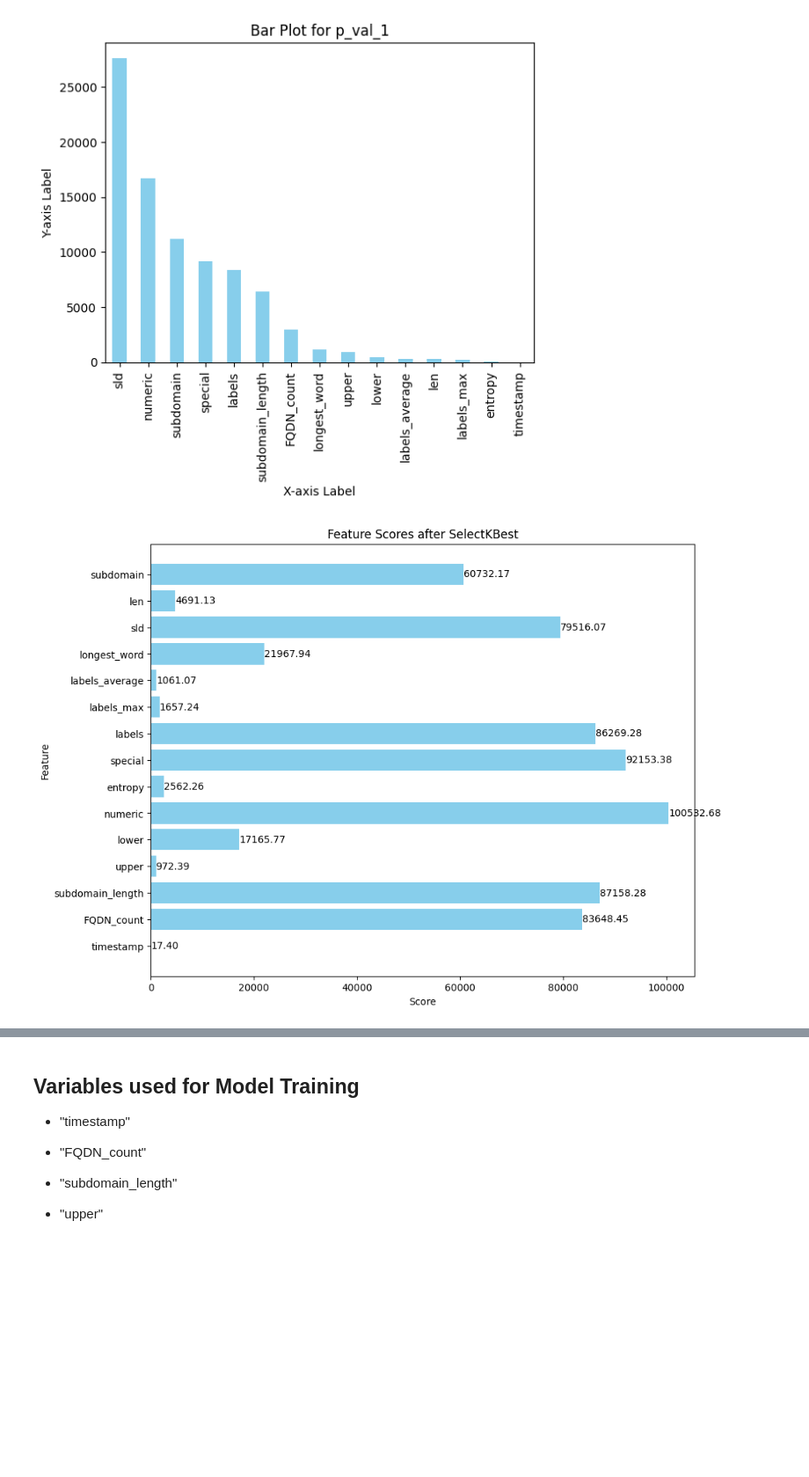
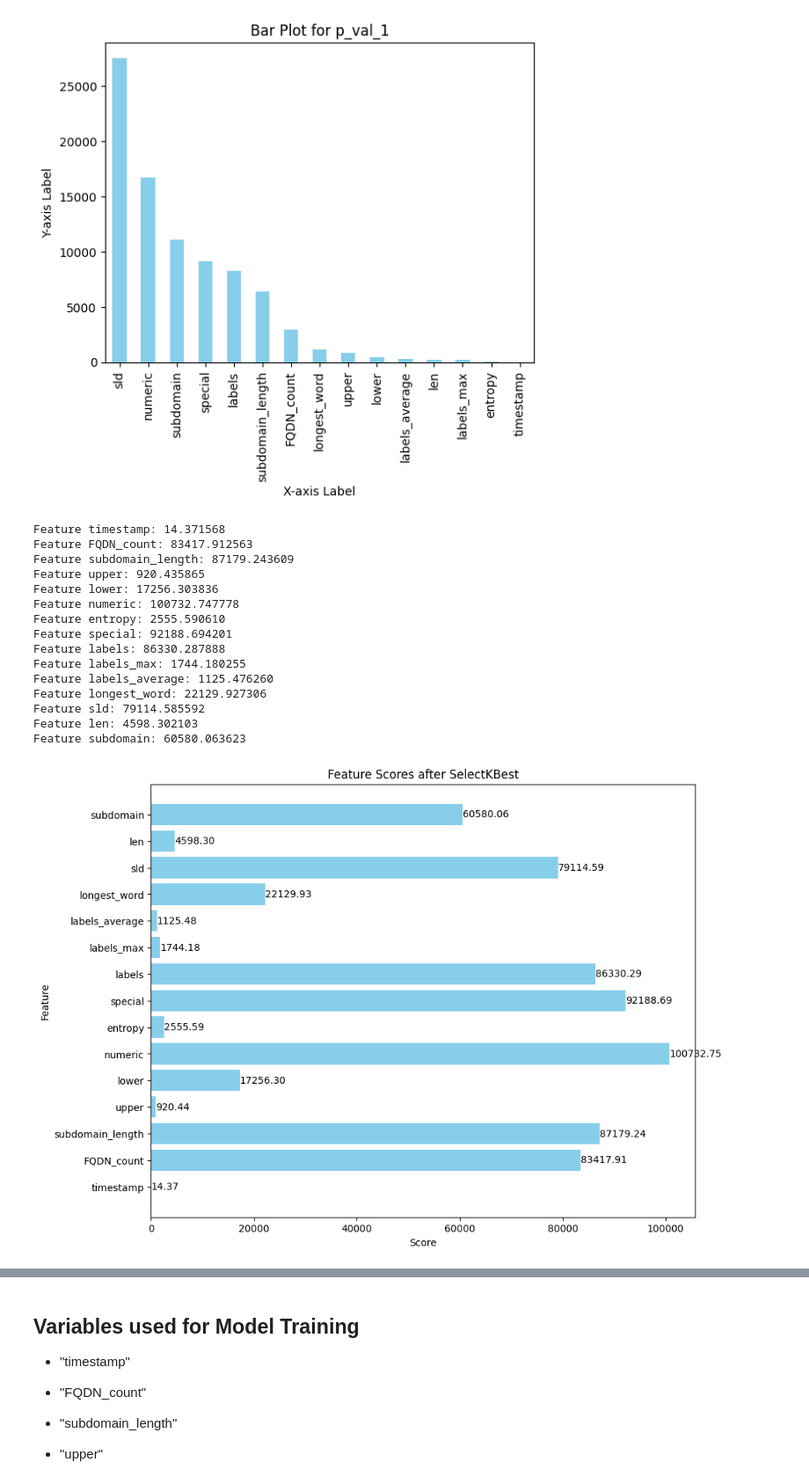
Before and after one commit to aryangulati/Test, a Jupyter notebook: Assignment 3 Static.ipynb, the cells around one changed output, grey strips where cells are left out. Shown at 88% size. Cells and saved outputs as stored; diff of their text form; code cells hidden in the pictures; blank space fills up the shorter version.

```diff
--- a/Assignment 3 Static.ipynb
+++ b/Assignment 3 Static.ipynb
@@ -34,7 +34,7 @@ from sklearn.metrics import roc_auc_score
 # %% [markdown]
 ## Loading Static Dataset
 # %%
-data = pd.read_csv('Static_dataset (1).csv')
+data = pd.read_csv('Static_dataset.csv')
 # %%
 print(data.columns)
 # %% [output]
@@ -397,26 +458,46 @@ dependent_features=scaled_x_train.columns
 # %%
 # Assuming 'scaled_x_train' and 'Y_train' are your training data and labels
 feature_selection = SelectKBest(score_func=f_classif, k='all')
 feature_selection.fit(scaled_x_train, Y_train.values.ravel())
 
 X_train_fs = feature_selection.transform(scaled_x_train)
 X_test_fs = feature_selection.transform(scaled_x_test)
+
+
+for i in range(len(feature_selection.scores_)):
+    print('Feature %s: %f' % (dependent_features[i], feature_selection.scores_[i]))
+
 
 # Get the scores and feature names
 scores = feature_selection.scores_
 feature_names = dependent_features
 
 plt.figure(figsize=(10, 8))
 bars = plt.barh([i for i in dependent_features], feature_selection.scores_, color='skyblue')
 for bar, count in zip(bars, feature_selection.scores_):
     plt.text(bar.get_width(), bar.get_y() + bar.get_height() / 2, f'{count:.2f}', va='center', ha='left')
 
 plt.title('Feature Scores after SelectKBest')
 plt.xlabel('Score')
 plt.ylabel('Feature')
 plt.show()
 # %% [output]
+Feature timestamp: 14.371568
+Feature FQDN_count: 83417.912563
+Feature subdomain_length: 87179.243609
+Feature upper: 920.435865
+Feature lower: 17256.303836
+Feature numeric: 100732.747778
+Feature entropy: 2555.590610
+Feature special: 92188.694201
+Feature labels: 86330.287888
+Feature labels_max: 1744.180255
+Feature labels_average: 1125.476260
+Feature longest_word: 22129.927306
+Feature sld: 79114.585592
+Feature len: 4598.302103
+Feature subdomain: 60580.063623
-[figure, old version]
+[figure, new version]
 # %%
 full_data = scaled_x_train
 full_target_data = Y_train.copy()
```
Also changed, not shown: parts of 25 cells of this notebook, 3 other files.
